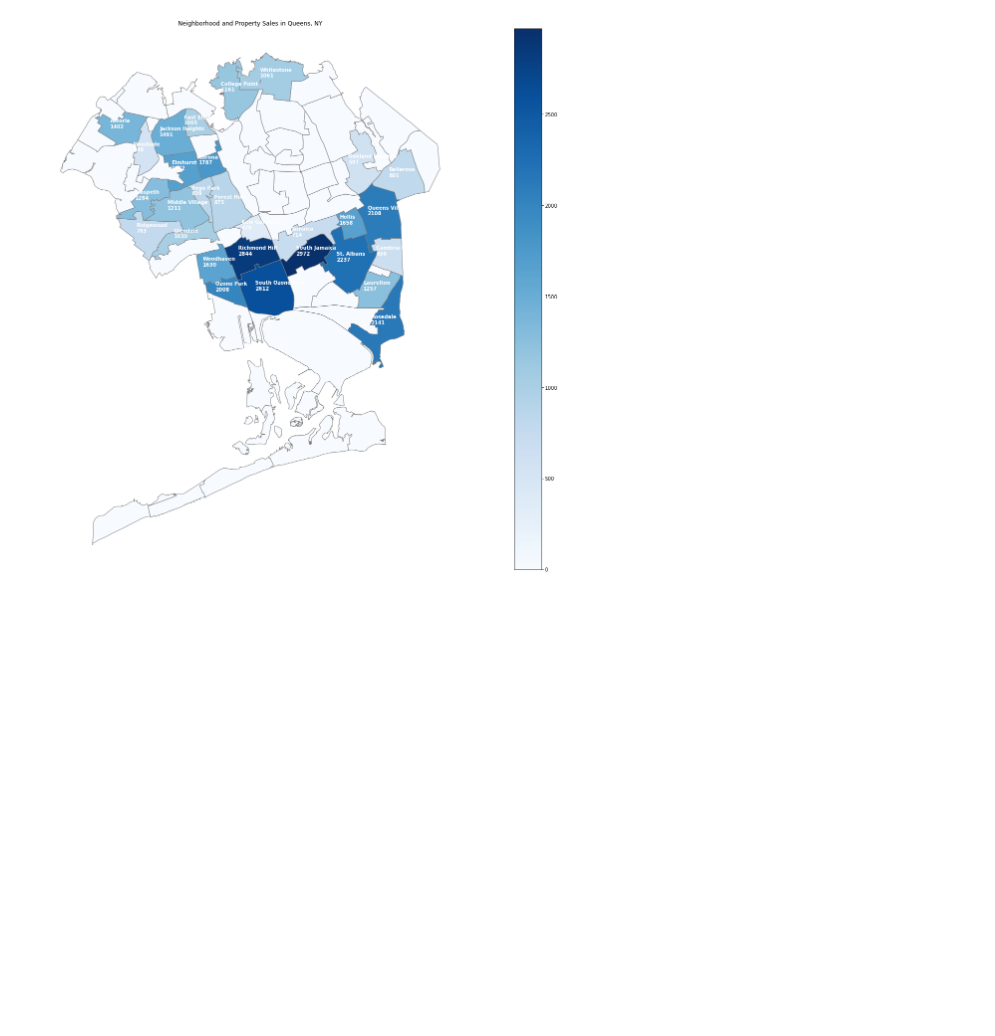
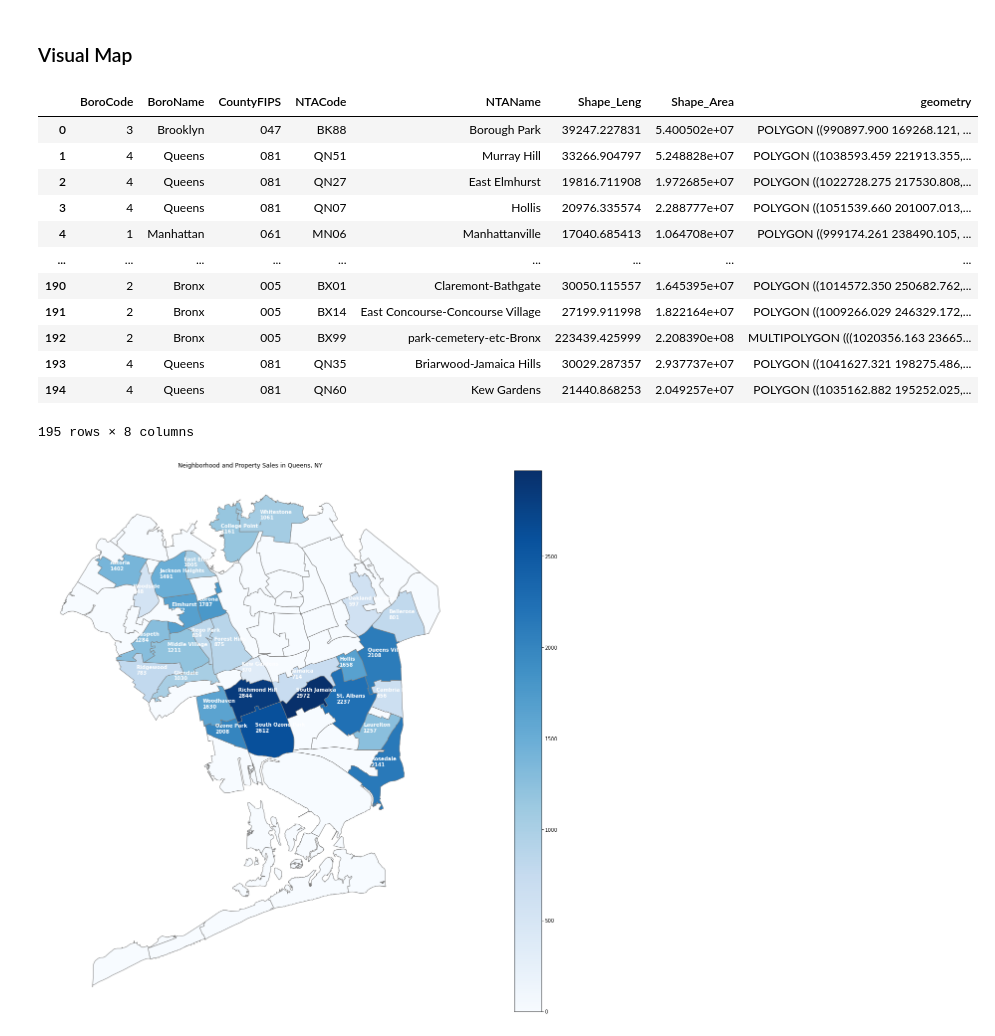
Before and after one commit to annad1998/320final, a Jupyter notebook: index.ipynb, the cells around one changed output. Saved outputs shown, nothing was run; the diff lists cells and outputs as text; code cells hidden in the pictures; blank space fills up the shorter version.

```diff
--- a/index.ipynb
+++ b/index.ipynb
@@ -103,6 +161,19 @@ cost_data = pd.DataFrame(average_cost_dict.items(), columns=['NTAName', 'COST'])
+# %% [markdown]
+### Visual Map
 # %%
 nb_data = gpd.read_file("./nynta.shp")
-to_drop = nb_data[nb_data["BoroName"] != "Queens"].index
-nb_data.drop(to_drop, inplace=True)
-
-nb_data = nb_data.drop(columns=["BoroCode", "BoroName", "CountyFIPS", "NTACode", "Shape_Leng", "Shape_Area"])
+nb_data
+# %% [output]
+|  | BoroCode | BoroName | CountyFIPS | NTACode | NTAName | Shape_Leng | Shape_Area | geometry |
+| 0 | 3 | Brooklyn | 047 | BK88 | Borough Park | 39247.227831 | 5.400502e+07 | POLYGON ((990897.900 169268.121, ... |
+| 1 | 4 | Queens | 081 | QN51 | Murray Hill | 33266.904797 | 5.248828e+07 | POLYGON ((1038593.459 221913.355,... |
+| 2 | 4 | Queens | 081 | QN27 | East Elmhurst | 19816.711908 | 1.972685e+07 | POLYGON ((1022728.275 217530.808,... |
+| 3 | 4 | Queens | 081 | QN07 | Hollis | 20976.335574 | 2.288777e+07 | POLYGON ((1051539.660 201007.013,... |
+| 4 | 1 | Manhattan | 061 | MN06 | Manhattanville | 17040.685413 | 1.064708e+07 | POLYGON ((999174.261 238490.105, ... |
+| ... | ... | ... | ... | ... | ... | ... | ... | ... |
+| 190 | 2 | Bronx | 005 | BX01 | Claremont-Bathgate | 30050.115557 | 1.645395e+07 | POLYGON ((1014572.350 250682.762,... |
+| 191 | 2 | Bronx | 005 | BX14 | East Concourse-Concourse Village | 27199.911998 | 1.822164e+07 | POLYGON ((1009266.029 246329.172,... |
+| 192 | 2 | Bronx | 005 | BX99 | park-cemetery-etc-Bronx | 223439.425999 | 2.208390e+08 | MULTIPOLYGON (((1020356.163 23665... |
+| 193 | 4 | Queens | 081 | QN35 | Briarwood-Jamaica Hills | 30029.287357 | 2.937737e+07 | POLYGON ((1041627.321 198275.486,... |
+| 194 | 4 | Queens | 081 | QN60 | Kew Gardens | 21440.868253 | 2.049257e+07 | POLYGON ((1035162.882 195252.025,... |
+195 rows × 8 columns
```
Also changed, not shown: parts of 18 cells of this notebook.
